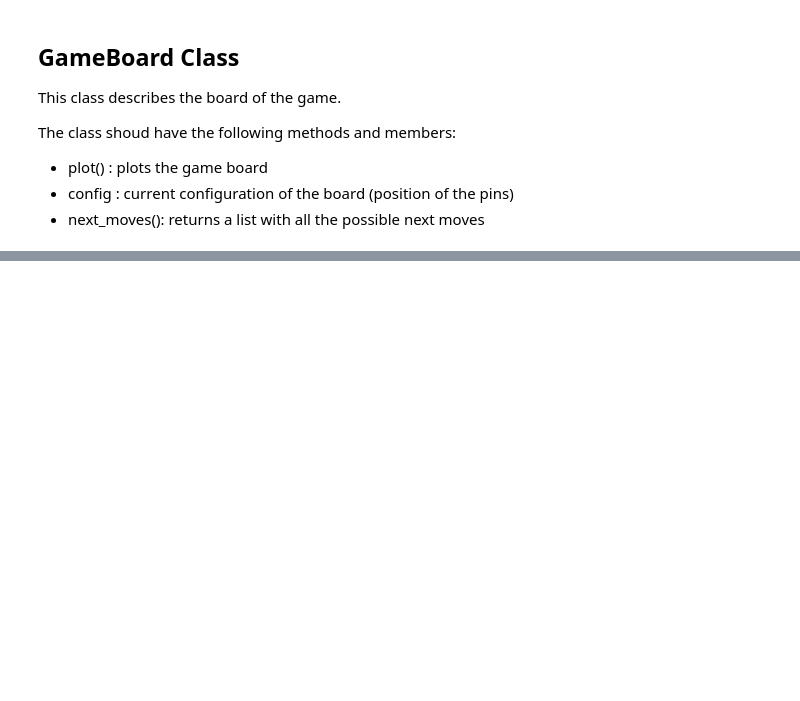
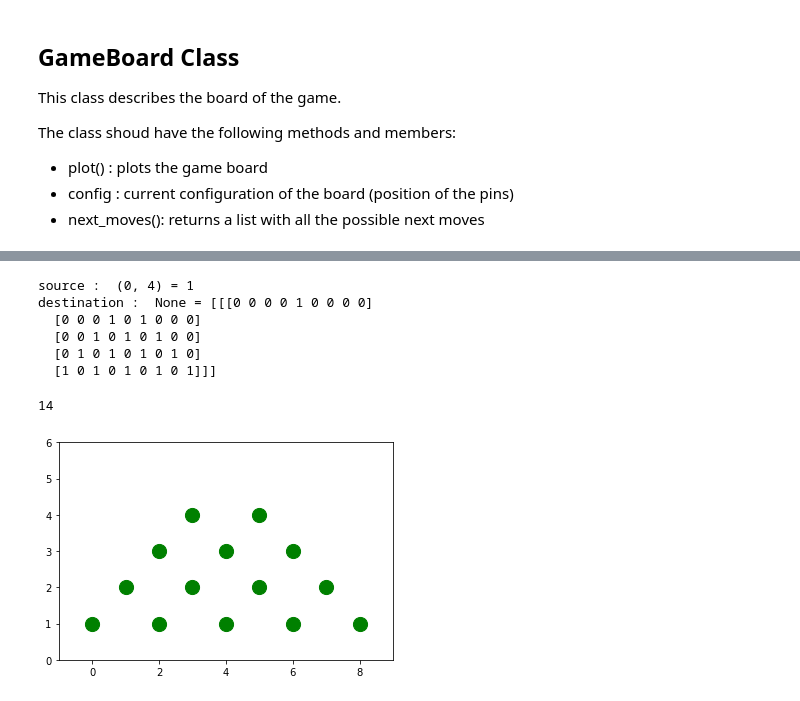
Before and after one commit to Kastouri/BeatTheIQTester, a Jupyter notebook: beat_the_iq_tester.ipynb, the cells around one changed output, grey strips where cells are left out. Cells and saved outputs as stored; diff of their text form; code cells hidden in the pictures; blank space fills up the shorter version.

```diff
--- a/beat_the_iq_tester.ipynb
+++ b/beat_the_iq_tester.ipynb
@@ -39,15 +43,18 @@ x[(1,1)]
 # %% [output]
 (0, 4)
 # %%
-class move():
+class Move():
     translate_move = {(1,1):(0,4),
                       (2,1):(1,3), (2,2):(1,5),
                       (3,1):(2,2), (3,2):(2,4), (3,3):(2,6),
                       (4,1):(3,1), (4,2):(3,3), (4,3):(3,5), (4,4):(3,7),
                       (5,1):(4,0), (5,2):(4,2), (5,3):(4,4), (5,4):(4,6), (5,5):(4,8)}
     def __init__(self, pin_src, pin_dst):
-        self.pin_src = pin_src
-        self.pin_dst = pin_dst
+        self.pin_src = self.translate_move[pin_src]
+        if pin_dst is not None:
+            self.pin_dst = self.translate_move[pin_dst]
+        else:
+            self.pin_dst = pin_dst
 # %% [markdown]
 ## GameBoard Class
 
@@ -99,0 +139,13 @@ game.remaining_pins()
+# %%
+game.do_move(Move((1,1), None))
+game.show_board()
+game.remaining_pins()
+# %% [output]
+source :  (0, 4) = 1
+destination :  None = [[[0 0 0 0 1 0 0 0 0]
+  [0 0 0 1 0 1 0 0 0]
+  [0 0 1 0 1 0 1 0 0]
+  [0 1 0 1 0 1 0 1 0]
+  [1 0 1 0 1 0 1 0 1]]]
+14
+[figure, added]
```
Also changed, not shown: parts of 6 cells of this notebook.
